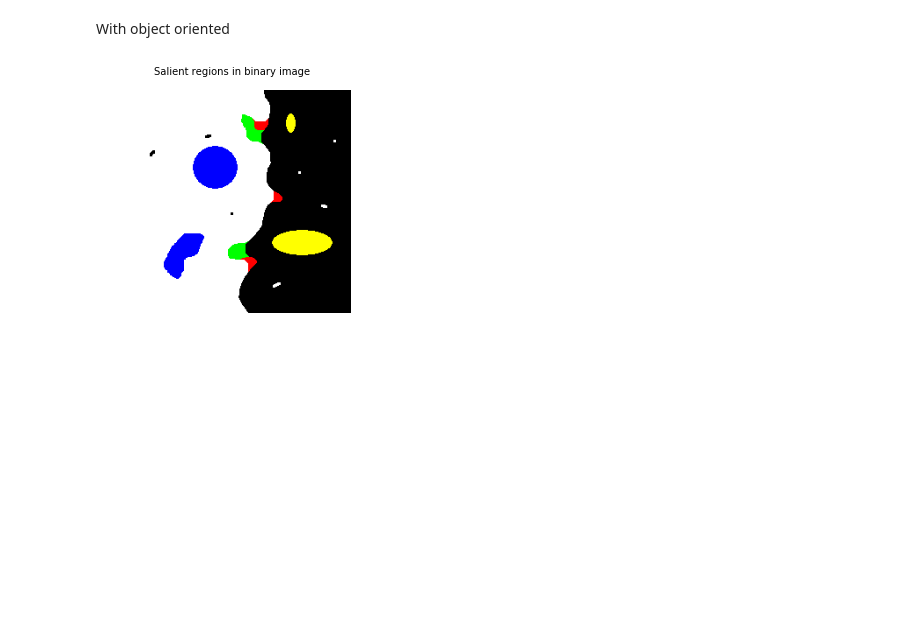
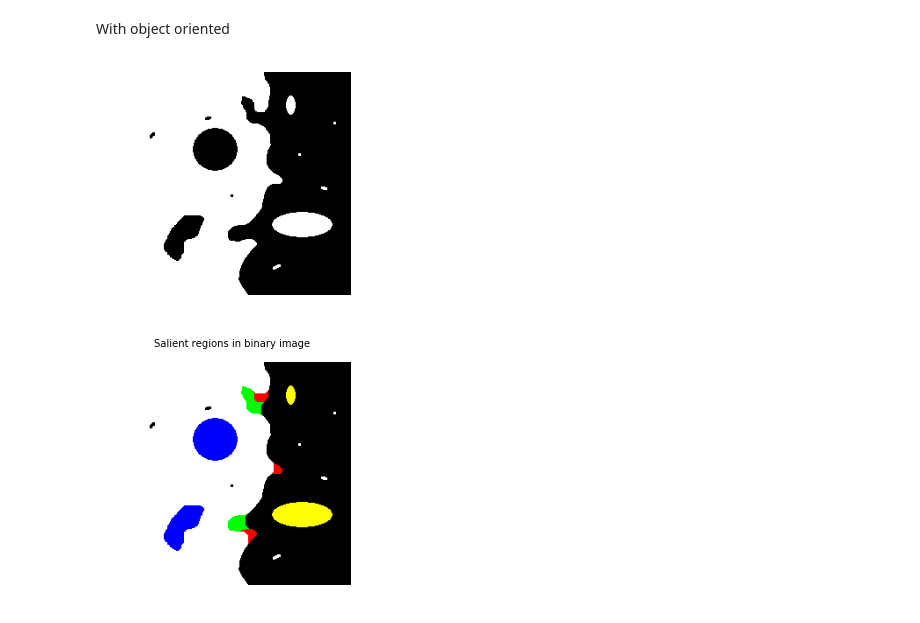
Before and after one commit to NLeSC/SalientDetector-python, a Jupyter notebook: Notebooks/Test_Binary_detection.ipynb, the cells around one changed output. Drawn from its saved outputs; the diff is of its cells as text; code cells hidden in the pictures; blank space fills up the shorter version.

```diff
--- a/Notebooks/Test_Binary_detection.ipynb
+++ b/Notebooks/Test_Binary_detection.ipynb
@@ -16,12 +16,13 @@ With object oriented
 # %%
 testdata_images_path = '../tests/images/Binary/'
 testdata_features_path = '../tests/features/Binary/'
 
-image = cv2.imread(os.path.join(testdata_path, 'Binary_all_types_noise.png'), cv2.IMREAD_GRAYSCALE)
-#image = cv2.imread("../tests/images/Gray/gray_data_binarization.png", cv2.IMREAD_GRAYSCALE)
-#image = cv2.imread("../tests/images/Gray/Gray_scale.png", cv2.IMREAD_GRAYSCALE)
+image = cv2.imread(os.path.join(testdata_images_path, 'Binary_all_types_noise.png'), cv2.IMREAD_GRAYSCALE)
 holes_true, islands_true, indents_true,  prots_true = \
     sr.read_matfile(os.path.join(testdata_features_path, 'Binary_all_types_noise_binregions.mat'), visualize=False)
+sr.show_image(image)
+# %% [output]
+[figure, added]
 # %%
 SE = sio.loadmat(os.path.join(testdata_features_path,"SE_neighb_all_other.mat"))['SE_n']
 lam = 50
```
Also changed, not shown: parts of 1 cell of this notebook, 10 other files.
